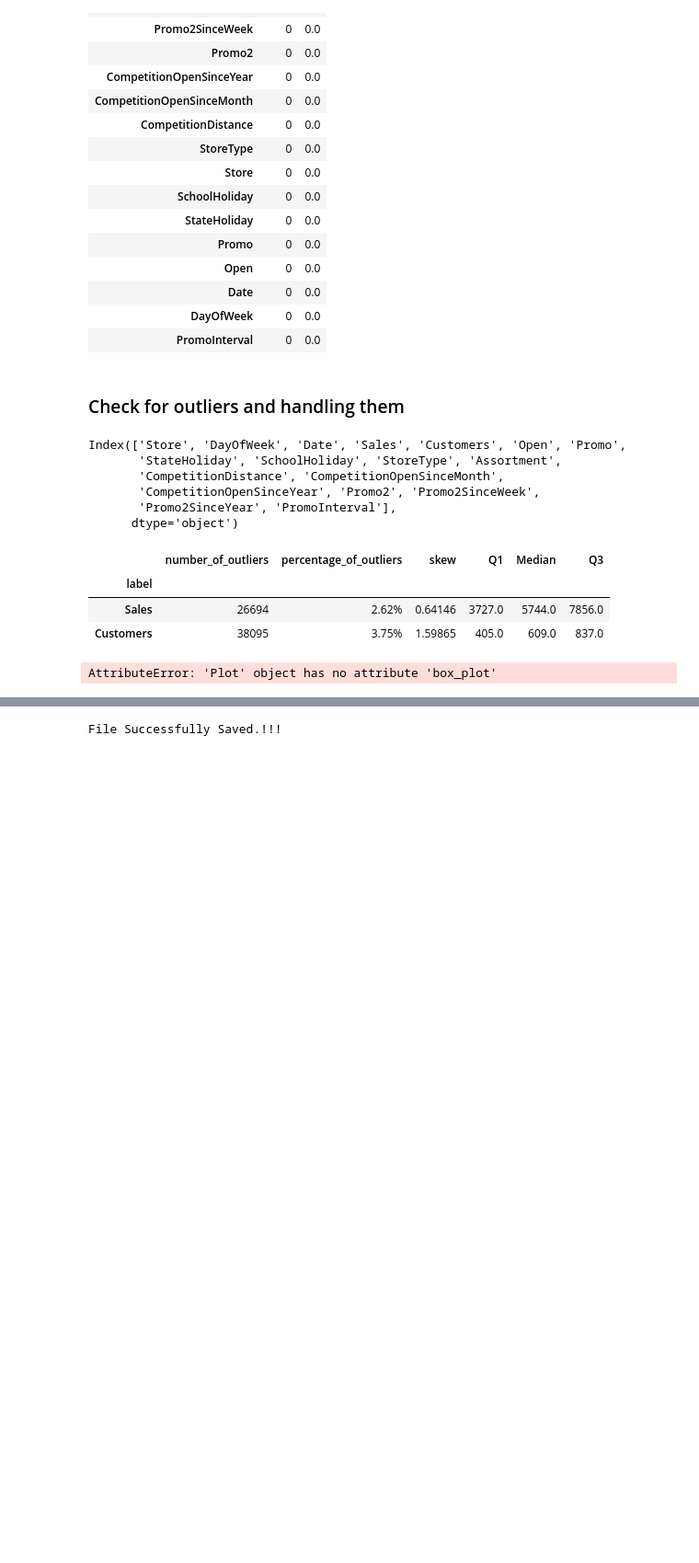
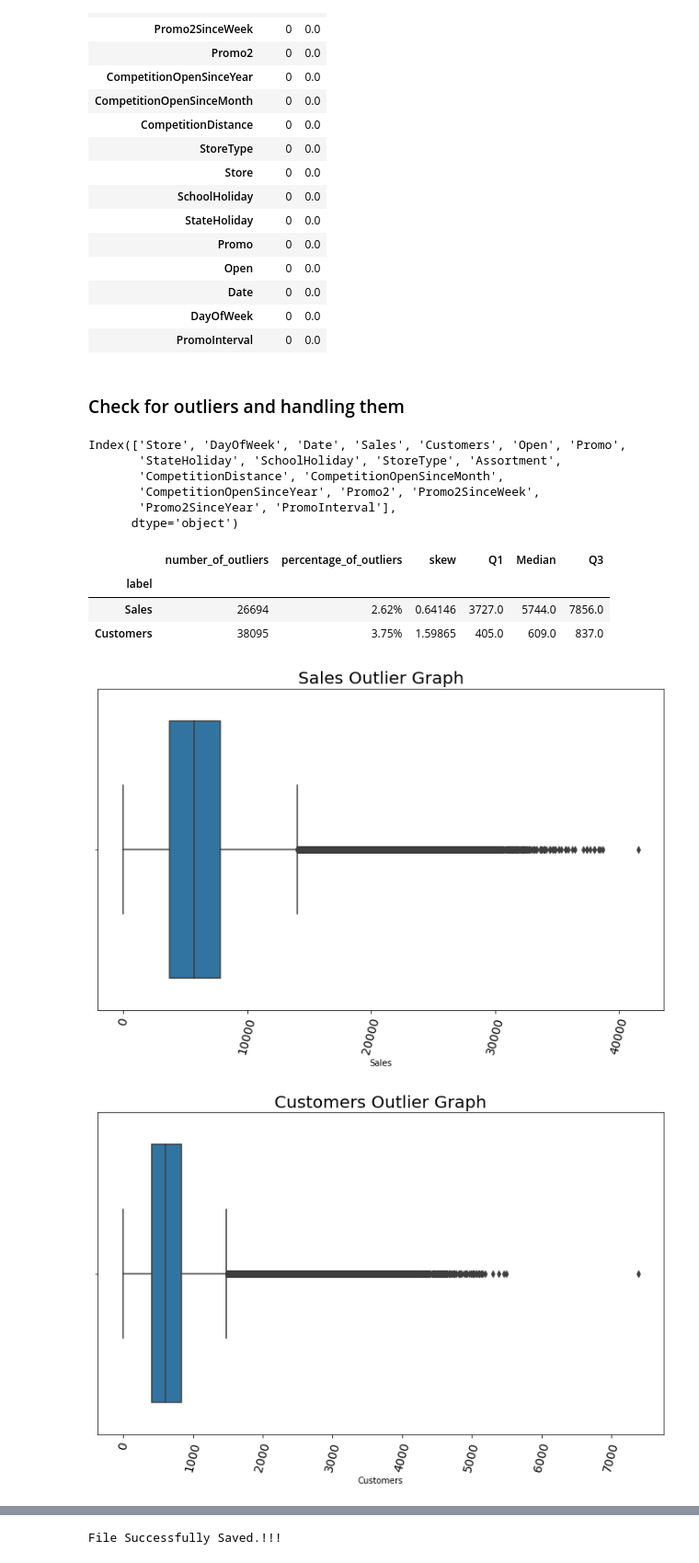
Before and after one commit to YohansSamuel/pharmaceutical_sales_prediction, a Jupyter notebook: notebooks/EDA.ipynb, the cells around one changed output, grey strips where cells are left out. Shown: that part at 92% size. Drawn from its saved outputs; the diff is of its cells as text; code cells hidden in the pictures; blank space fills up the shorter version.

```diff
--- a/notebooks/EDA.ipynb
+++ b/notebooks/EDA.ipynb
@@ -354,7 +354,8 @@ preprocess.getOverview(joined_train_df[columns])
 | Customers | 38095 | 3.75% | 1.59865 | 405.0 | 609.0 | 837.0 |
 # %%
 
-plot.box_plot(joined_train_df, joined_train_df['Sales'], "Sales Outlier Graph")
-plot.box_plot(joined_train_df, joined_train_df['Customers'], "Customers Outlier Graph")
+plot.plot_box(joined_train_df, joined_train_df['Sales'], "Sales Outlier Graph")
+plot.plot_box(joined_train_df, joined_train_df['Customers'], "Customers Outlier Graph")
 # %% [output]
-AttributeError: 'Plot' object has no attribute 'box_plot'
+[figure, added]
+[figure, added]
```
Also changed, not shown: parts of 2 cells of this notebook, 2 other files.
